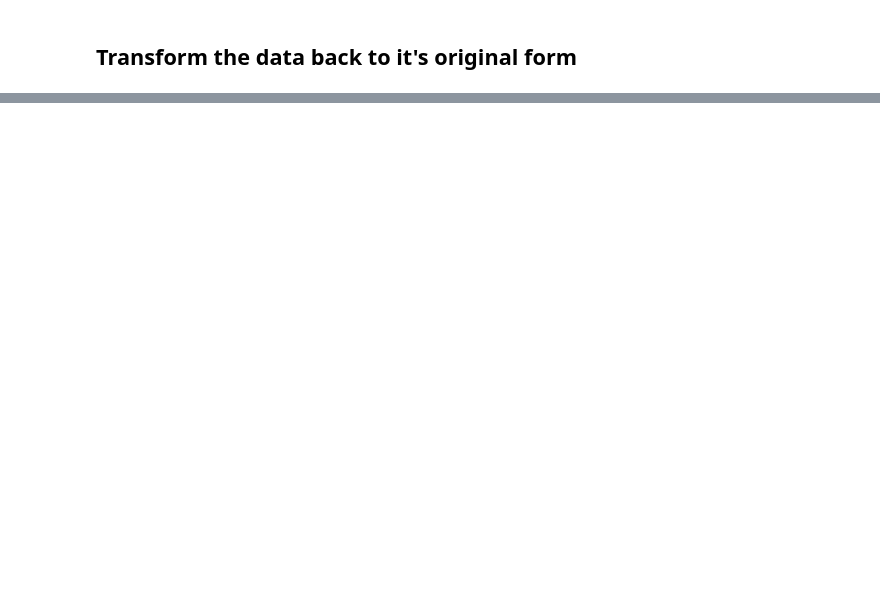
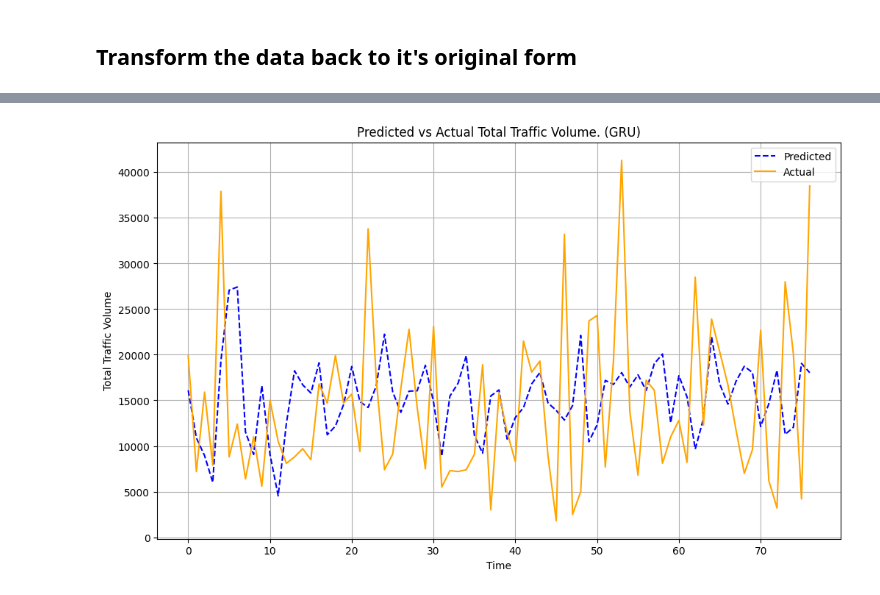
Before and after one commit to TariqAlhathloul/Time-Series-Forecasting-Project, a Jupyter notebook: WorkSpace/traffic_Counts_RNN.ipynb, the cells around one changed output, grey strips where cells are left out. Cells and saved outputs as stored; diff of their text form; code cells hidden in the pictures; blank space fills up the shorter version.

```diff
--- a/WorkSpace/traffic_Counts_RNN.ipynb
+++ b/WorkSpace/traffic_Counts_RNN.ipynb
@@ -341,0 +348,17 @@ plt.show()
+# %%
+plt.figure(figsize=(12, 7))
+
+plt.plot(test_pred[:100], label='Predicted', color='blue', linestyle='--')
+plt.plot(scaler.inverse_transform(y_test[:100].reshape(-1,1)), label='Actual', color='orange')
+
+plt.title('Predicted vs Actual Total Traffic Volume. (GRU)')
+plt.xlabel('Time')
+plt.ylabel('Total Traffic Volume')
+
+plt.grid(True)
+
+plt.legend(loc='best')
+
+plt.show()
+# %% [output]
+[figure, added]
```
Also changed, not shown: parts of 11 cells of this notebook.
